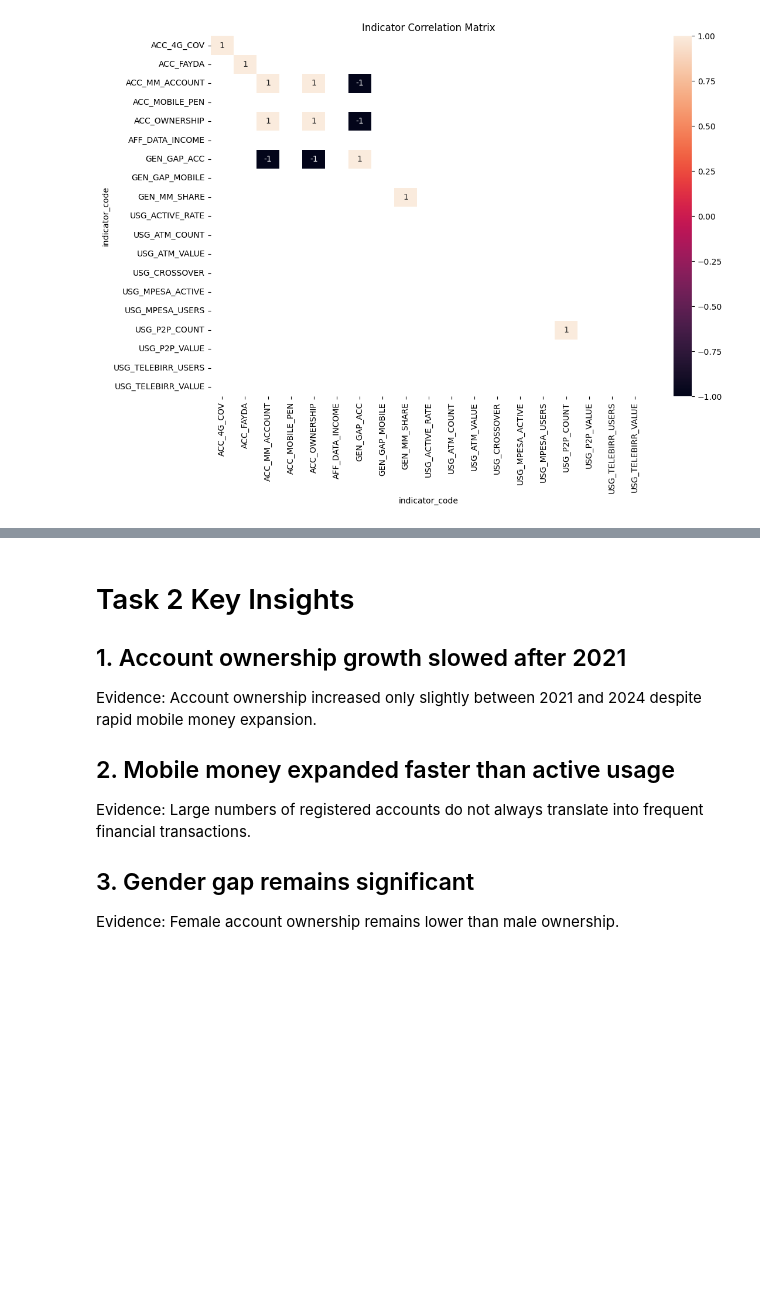
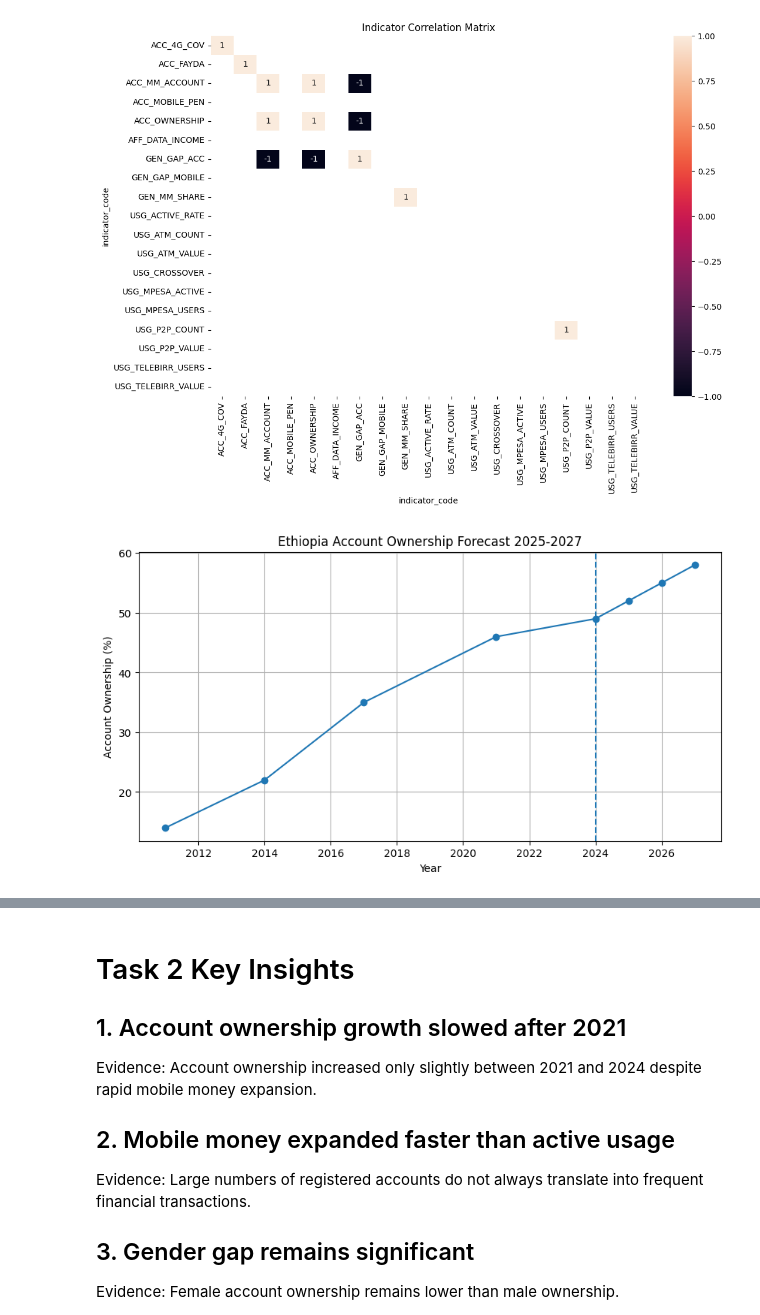
Before and after one commit to hareg10academy21-byte/ETHIOPIA-FI-FORECAST, a Jupyter notebook: notebooks/02_exploratory_data_analysis.ipynb, the cells around one changed output, grey strips where cells are left out. Saved outputs shown, nothing was run; the diff lists cells and outputs as text; code cells hidden in the pictures; blank space fills up the shorter version.

```diff
--- a/notebooks/02_exploratory_data_analysis.ipynb
+++ b/notebooks/02_exploratory_data_analysis.ipynb
@@ -519,3 +519,33 @@ plt.title(
 plt.show()
 # %% [output]
 [figure]
+# %%
+import matplotlib.pyplot as plt
+
+years=[2011,2014,2017,2021,2024,2025,2026,2027
+]
+
+values=[14,22,35,46,49,52,55,58
+]
+
+plt.figure(figsize=(10,5))
+
+plt.plot(years,values,marker="o"
+)
+
+plt.axvline(2024,linestyle="--"
+)
+
+plt.title("Ethiopia Account Ownership Forecast 2025-2027"
+)
+
+plt.xlabel("Year")
+
+plt.ylabel("Account Ownership (%)"
+)
+
+plt.grid(True)
+
+plt.show()
+# %% [output]
+[figure, added]
```
Also changed, not shown: parts of 1 cell of this notebook, 2 other files.
